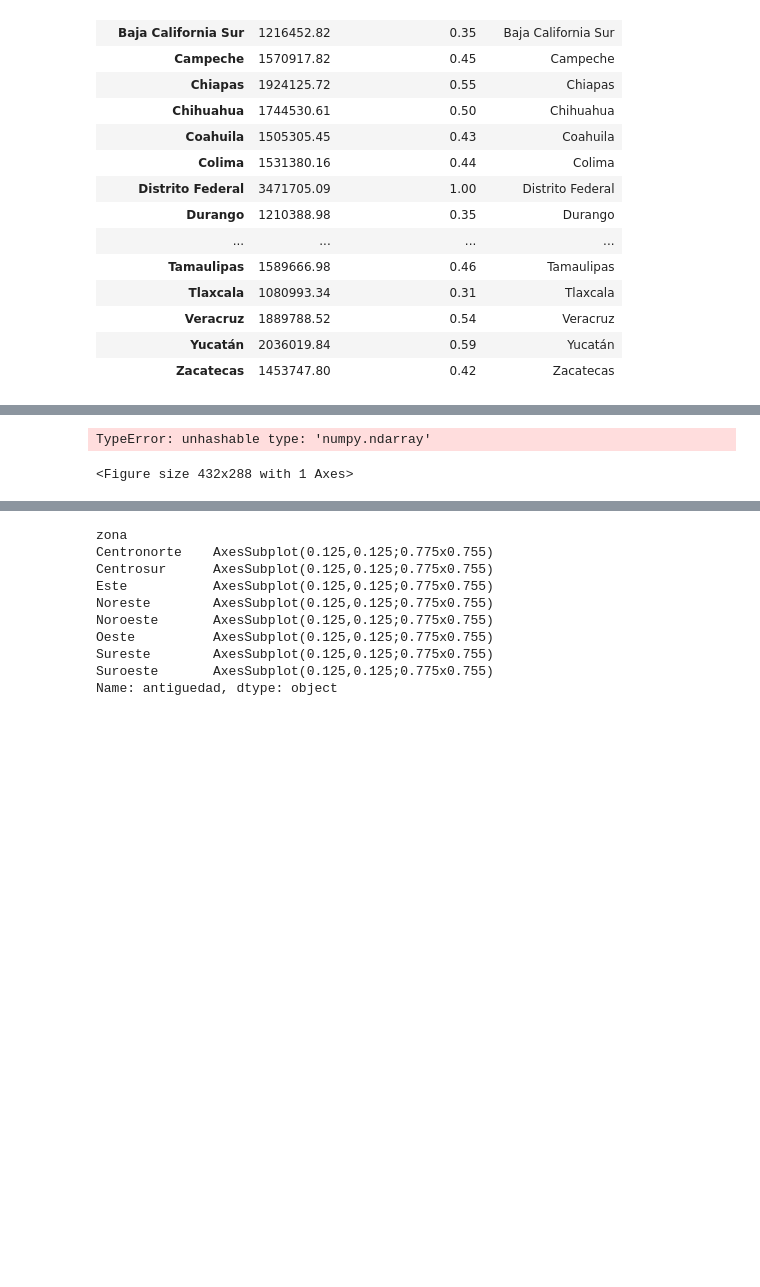
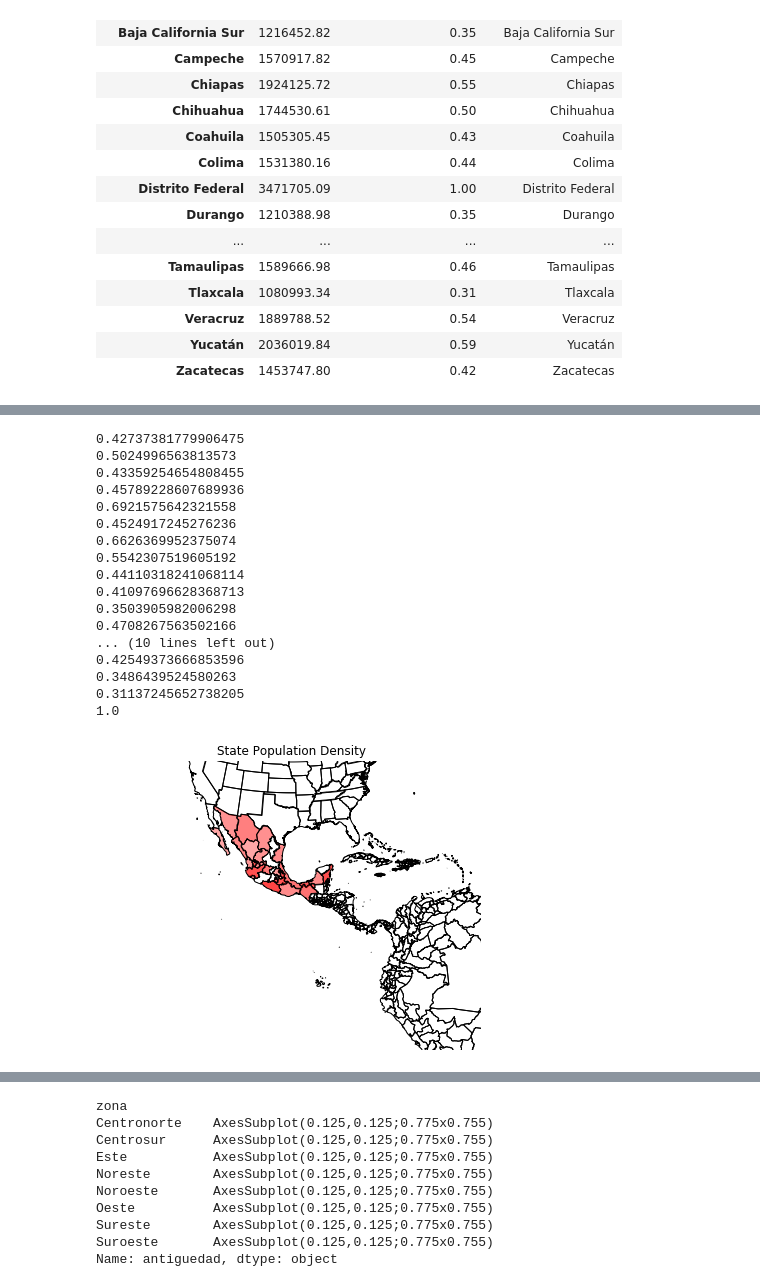
Before and after one commit to blukitas/groupby-banco-, a Jupyter notebook: Tp1/tp1Bertolini.ipynb, the cells around one changed output, grey strips where cells are left out. Cells and saved outputs as stored; diff of their text form; code cells hidden in the pictures; blank space fills up the shorter version.

```diff
--- a/Tp1/tp1Bertolini.ipynb
+++ b/Tp1/tp1Bertolini.ipynb
@@ -227,40 +322,59 @@ ax.set_extent([-125, -66.5, -10, 40], ccrs.Geodetic())
 # plt.show()
 
 ax.background_patch.set_visible(False)
 ax.outline_patch.set_visible(False)
 
 ax.set_title('State Population Density')
+area_dict = dict(zip(df_p.provincia, df_p.precio_normalizado))
+
 
 #for state in shpreader.Reader(states_shp).geometries():
 for astate in Reader(fname).records():
 #     print(astate)
     ### You want to replace the following code with code that sets the
     ### facecolor as a gradient based on the population density above
     #facecolor = [0.9375, 0.9375, 0.859375]
 
     edgecolor = 'black'
 
     try:
         # use the name of this state to get pop_density
-        state_dens = df_p[ df_p.provincia == astate.attributes['name'] ].precio_normalizado
+        state_dens = area_dict.get(astate.attributes['name'])
+        if state_dens is None:
+            state_dens = 0
+#         print(state_dens)
 #         state_dens = df[ df.provincia == astate.attributes['name'] ].precio.mean()
     except:
         state_dens = 0
     #print(df_p[ df_p.index == astate.attributes['name'] ].precio_normalizado)
     # simple scheme to assign color to each state}
-#     if state_dens > 0:
-#         print(state_dens)
-    facecolor = matplotlib.colors.to_rgba('r', alpha=np.float16(state_dens))
 
+    facecolor = matplotlib.colors.to_rgba('r', alpha=np.float16(state_dens).flat[0])
 
     # `astate.geometry` is the polygon to plot
     ax.add_geometries([astate.geometry], ccrs.PlateCarree(),
                       facecolor=facecolor, edgecolor=edgecolor)
-
+#
 plt.show()
 # %% [output]
-TypeError: unhashable type: 'numpy.ndarray'
+0.42737381779906475
+0.5024996563813573
+0.43359254654808455
+0.45789228607689936
+0.6921575642321558
+0.4524917245276236
+0.6626369952375074
+0.5542307519605192
+0.44110318241068114
+0.41097696628368713
+0.3503905982006298
+0.4708267563502166
+... (10 lines left out)
+0.42549373666853596
+0.3486439524580263
+0.31137245652738205
+1.0
-<Figure size 432x288 with 1 Axes>
+[figure, added]
 # %%
 import geopandas as gpd
 from shapely.geometry import Point, MultiPoint, Polygon
```
Also changed, not shown: parts of 10 cells of this notebook, 2 other files.
